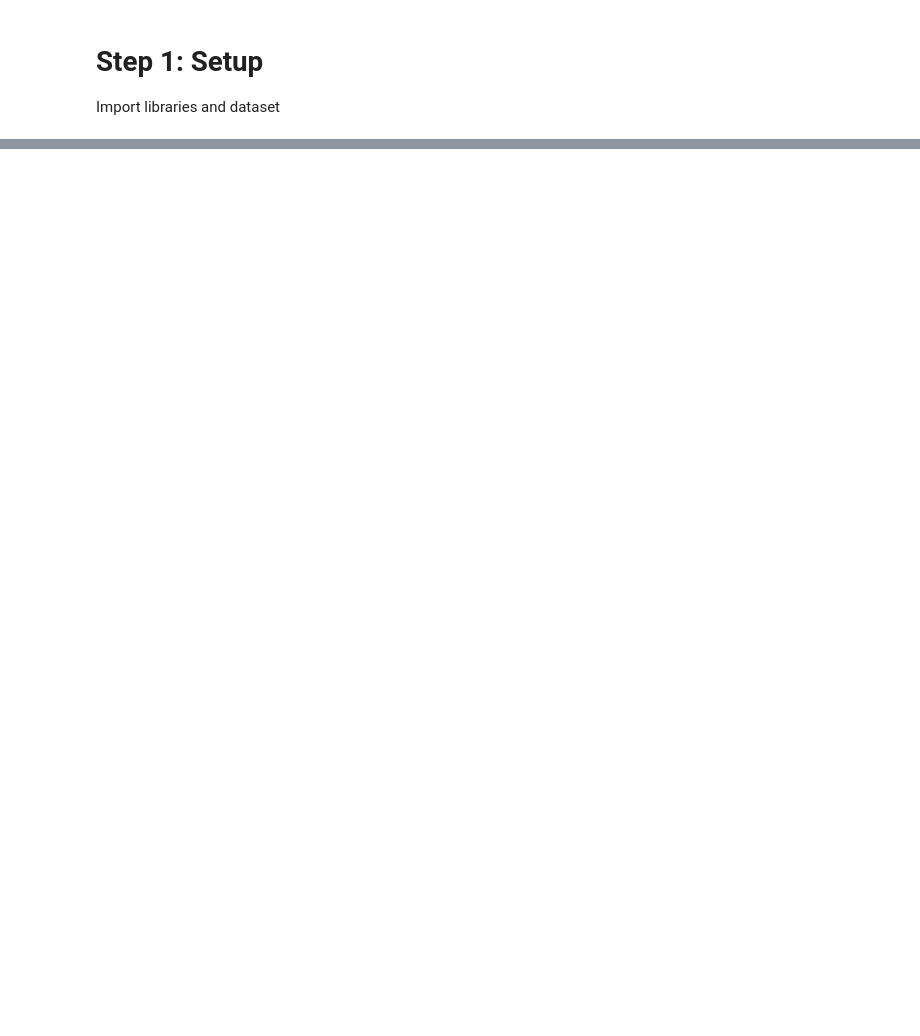
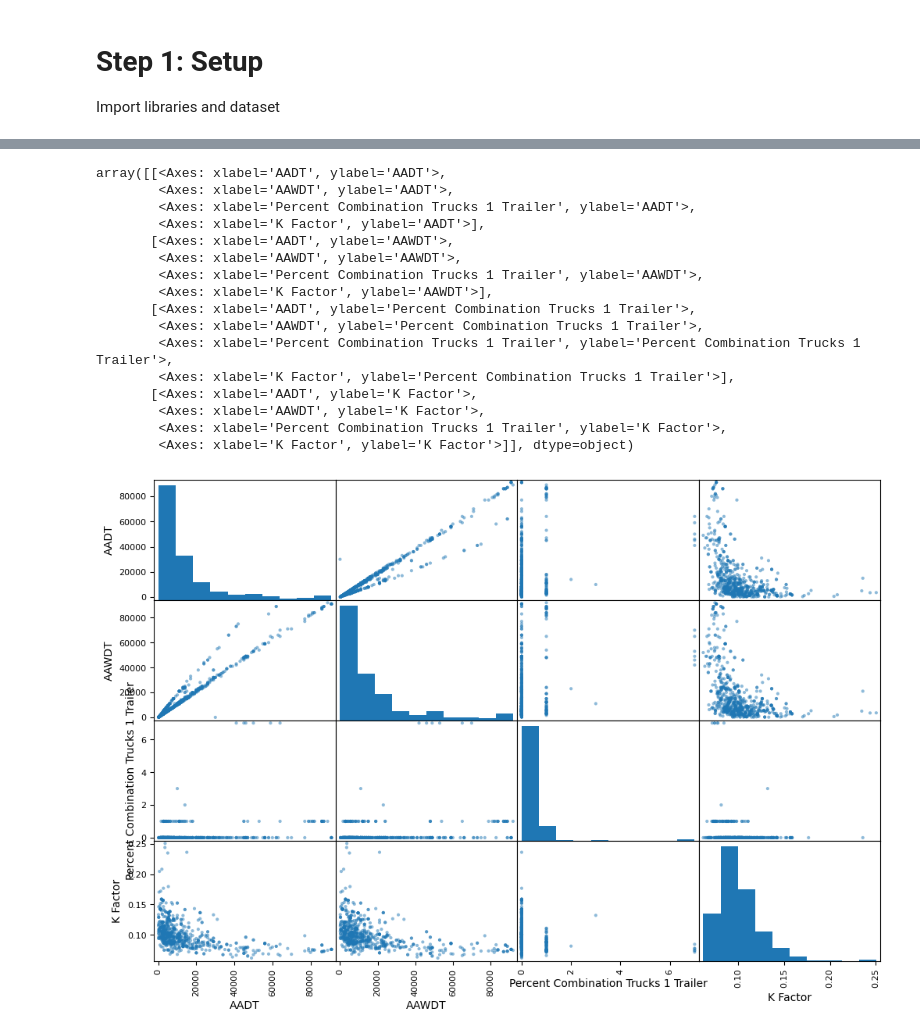
Before and after one commit to jpark0504/ML4VA, a Jupyter notebook: ML4VA_Project.ipynb, the cells around one changed output, grey strips where cells are left out. Drawn from its saved outputs; the diff is of its cells as text; code cells hidden in the pictures; blank space fills up the shorter version.

```diff
--- a/ML4VA_Project.ipynb
+++ b/ML4VA_Project.ipynb
@@ -37,3 +46,5 @@ from sklearn.ensemble import RandomForestRegressor
 from scipy.stats import randint
+# %%
+dataset = pd.read_csv('aadt_000_arlington_2023.csv')
 # %%
 # Memory usage in MB
@@ -60,0 +139,26 @@ print(housing.describe())  # Numeric columns
+# %%
+ordinal_encoder = OrdinalEncoder()
+rns_route_name_encoded = ordinal_encoder.fit_transform(dataset[["RNS Route Name"]])
+route_label_encoded = ordinal_encoder.fit_transform(dataset[["Route Label"]])
+city_name_encoded = ordinal_encoder.fit_transform(dataset[["City Name"]])
+maintenance_jurisdiction_encoded = ordinal_encoder.fit_transform(dataset[["Maintenance Jurisdiction"]])
+county_name_encoded = ordinal_encoder.fit_transform(dataset[["County Name"]])
+start_label_encoded = ordinal_encoder.fit_transform(dataset[["Start Label"]])
+end_label_encoded = ordinal_encoder.fit_transform(dataset[["End Label"]])
+aadt_quality_encoded = ordinal_encoder.fit_transform(dataset[["AADT Quality"]])
+vehicle_classification_quality_encoded = ordinal_encoder.fit_transform(dataset[["Vehicle Classification Quality"]])
+k_factor_quality_encoded = ordinal_encoder.fit_transform(dataset[["K Factor Quality"]])
+aawdt_quality_encoded = ordinal_encoder.fit_transform(dataset[["AAWDT Quality"]])
+
+dataset_visualization = dataset.copy()
+dataset_visualization["rns_route_name_encoded"] = rns_route_name_encoded
+dataset_visualization["route_label_encoded"] = route_label_encoded
+dataset_visualization["city_name_encoded"] = city_name_encoded
+dataset_visualization["maintenance_jurisdiction_encoded"] = maintenance_jurisdiction_encoded
+dataset_visualization["county_name_encoded"] = county_name_encoded
+dataset_visualization["start_label_encoded"] = start_label_encoded
+dataset_visualization["end_label_encoded"] = end_label_encoded
+dataset_visualization["aadt_quality_encoded"] = aadt_quality_encoded
+dataset_visualization["vehicle_classification_quality_encoded"] = vehicle_classification_quality_encoded
+dataset_visualization["k_factor_quality_encoded"] = k_factor_quality_encoded
+dataset_visualization["aawdt_quality_encoded"] = aawdt_quality_encoded
@@ -60,0 +188,21 @@ print(housing.describe())  # Numeric columns
+# %%
+attributes = ["AADT", "AAWDT", "Percent Combination Trucks 1 Trailer", "K Factor"]
+scatter_matrix(dataset_visualization[attributes], figsize=(12, 8))
+# %% [output]
+array([[<Axes: xlabel='AADT', ylabel='AADT'>,
+        <Axes: xlabel='AAWDT', ylabel='AADT'>,
+        <Axes: xlabel='Percent Combination Trucks 1 Trailer', ylabel='AADT'>,
+        <Axes: xlabel='K Factor', ylabel='AADT'>],
+       [<Axes: xlabel='AADT', ylabel='AAWDT'>,
+        <Axes: xlabel='AAWDT', ylabel='AAWDT'>,
+        <Axes: xlabel='Percent Combination Trucks 1 Trailer', ylabel='AAWDT'>,
+        <Axes: xlabel='K Factor', ylabel='AAWDT'>],
+       [<Axes: xlabel='AADT', ylabel='Percent Combination Trucks 1 Trailer'>,
+        <Axes: xlabel='AAWDT', ylabel='Percent Combination Trucks 1 Trailer'>,
+        <Axes: xlabel='Percent Combination Trucks 1 Trailer', ylabel='Percent Combination Trucks 1 Trailer'>,
+        <Axes: xlabel='K Factor', ylabel='Percent Combination Trucks 1 Trailer'>],
+       [<Axes: xlabel='AADT', ylabel='K Factor'>,
+        <Axes: xlabel='AAWDT', ylabel='K Factor'>,
+        <Axes: xlabel='Percent Combination Trucks 1 Trailer', ylabel='K Factor'>,
+        <Axes: xlabel='K Factor', ylabel='K Factor'>]], dtype=object)
+[figure, added]
```
Also changed, not shown: parts of 16 cells of this notebook.
